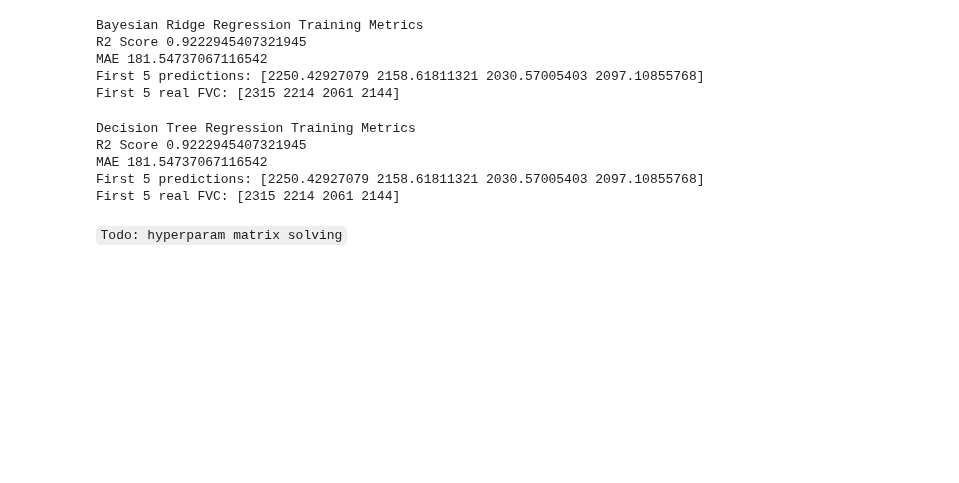
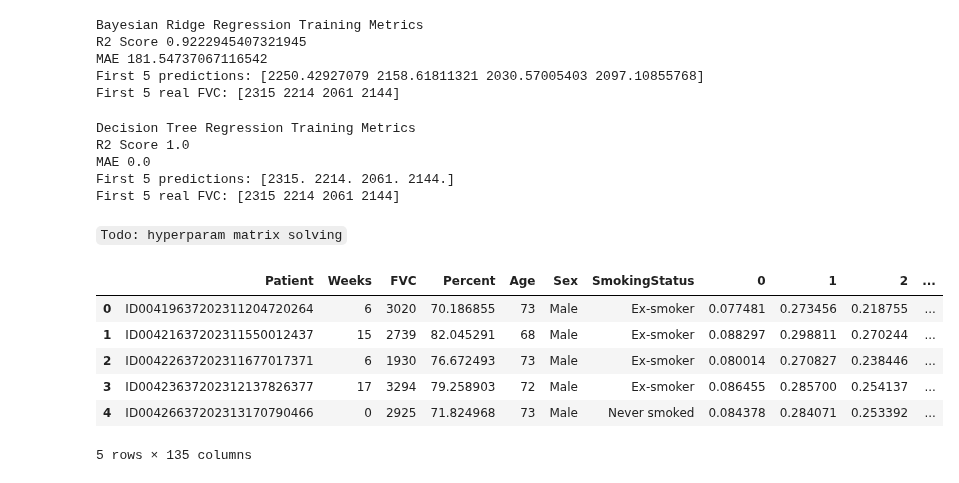
Before and after one commit to vdegenova/osic_kaggle, a Jupyter notebook: Regression Model.ipynb, the cells around one changed output. Drawn from its saved outputs; the diff is of its cells as text; code cells hidden in the pictures; blank space fills up the shorter version.

```diff
--- a/Regression Model.ipynb
+++ b/Regression Model.ipynb
@@ -185,7 +173,7 @@ First 5 real FVC: [2315 2214 2061 2144]
 # Decision Tree Regression
 tree_regr = DecisionTreeRegressor()
 tree_regr.fit(X.values, y)
-y_pred = regr.predict(X.values)
+y_pred = tree_regr.predict(X.values)
 
 print("Decision Tree Regression Training Metrics")
 print(f"R2 Score {r2_score(y, y_pred)} \nMAE {mean_absolute_error(y, y_pred)} ")
@@ -193,9 +181,9 @@ print(f"First 5 predictions: {y_pred[:4]}")
 print(f"First 5 real FVC: {y[:4]}")
 # %% [output]
 Decision Tree Regression Training Metrics
-R2 Score 0.9222945407321945
-MAE 181.54737067116542
-First 5 predictions: [2250.42927079 2158.61811321 2030.57005403 2097.10855768]
+R2 Score 1.0
+MAE 0.0
+First 5 predictions: [2315. 2214. 2061. 2144.]
 First 5 real FVC: [2315 2214 2061 2144]
 # %% [markdown]
 `Todo: hyperparam matrix solving`
@@ -212,0 +190,11 @@ test_X, val_X, test_y, val_y = train_test_split(test_X, test_y, test_size=0.05)
+# %%
+test_df.head()
+# No change from before
+# %% [output]
+|  | Patient | Weeks | FVC | Percent | Age | Sex | SmokingStatus | 0 | 1 | 2 | ... |
+| 0 | ID00419637202311204720264 | 6 | 3020 | 70.186855 | 73 | Male | Ex-smoker | 0.077481 | 0.273456 | 0.218755 | ... |
+| 1 | ID00421637202311550012437 | 15 | 2739 | 82.045291 | 68 | Male | Ex-smoker | 0.088297 | 0.298811 | 0.270244 | ... |
+| 2 | ID00422637202311677017371 | 6 | 1930 | 76.672493 | 73 | Male | Ex-smoker | 0.080014 | 0.270827 | 0.238446 | ... |
+| 3 | ID00423637202312137826377 | 17 | 3294 | 79.258903 | 72 | Male | Ex-smoker | 0.086455 | 0.285700 | 0.254137 | ... |
+| 4 | ID00426637202313170790466 | 0 | 2925 | 71.824968 | 73 | Male | Never smoked | 0.084378 | 0.284071 | 0.253392 | ... |
+5 rows × 135 columns
```
Also changed, not shown: parts of 12 cells of this notebook.
